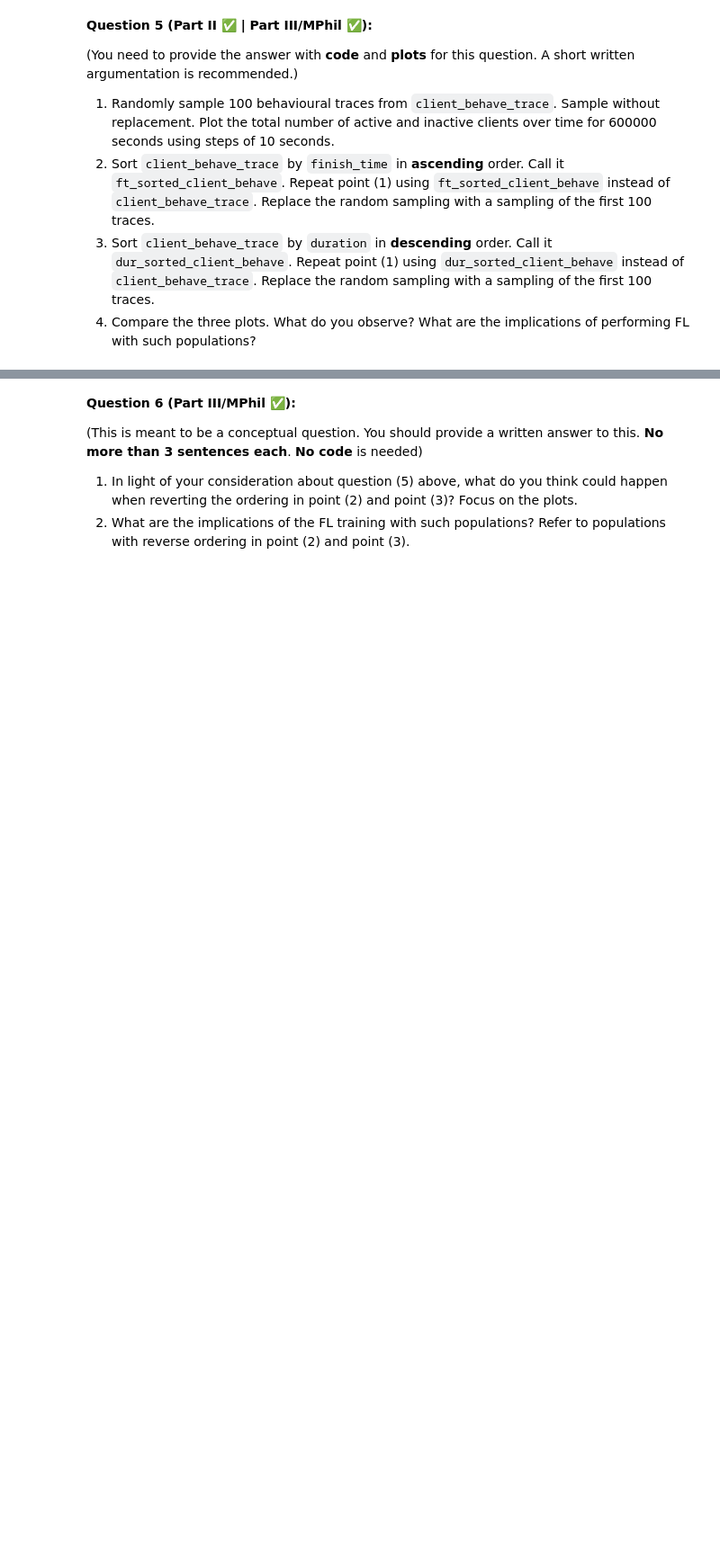
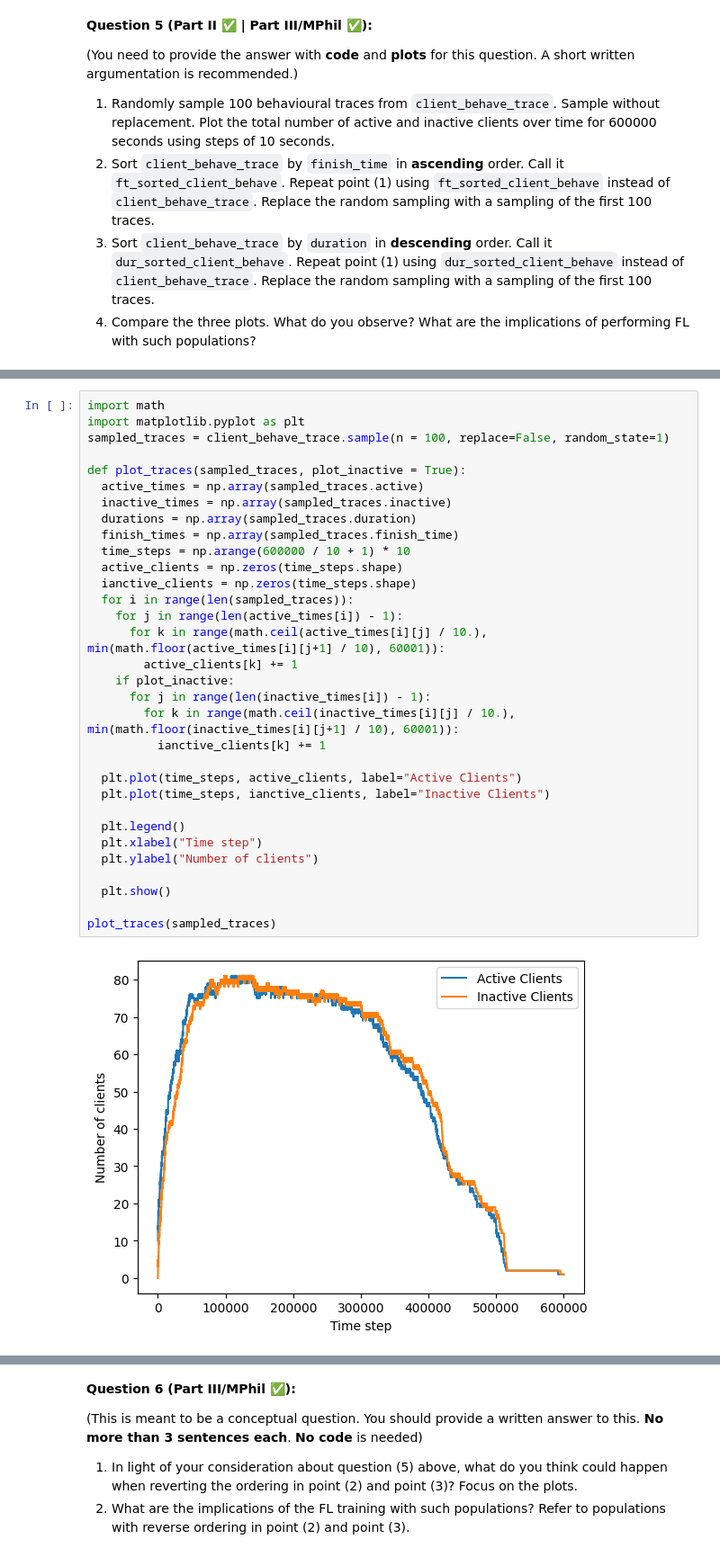
Before and after one commit to Tyv217/L361-Federated-Learning, a Jupyter notebook: labs/L361_Lab_3_Devices_Heterogeneity.ipynb, the cells around one changed output, grey strips where cells are left out. Shown: that part at 90% size. Drawn from its saved outputs; the diff is of its cells as text; blank space fills up the shorter version.

```diff
--- a/labs/L361_Lab_3_Devices_Heterogeneity.ipynb
+++ b/labs/L361_Lab_3_Devices_Heterogeneity.ipynb
@@ -510,0 +575,34 @@ plt.show()
+# %%
+import math
+import matplotlib.pyplot as plt
+sampled_traces = client_behave_trace.sample(n = 100, replace=False, random_state=1)
+
+def plot_traces(sampled_traces, plot_inactive = True):
+  active_times = np.array(sampled_traces.active)
+  inactive_times = np.array(sampled_traces.inactive)
+  durations = np.array(sampled_traces.duration)
+  finish_times = np.array(sampled_traces.finish_time)
+  time_steps = np.arange(600000 / 10 + 1) * 10
+  active_clients = np.zeros(time_steps.shape)
+  ianctive_clients = np.zeros(time_steps.shape)
+  for i in range(len(sampled_traces)):
+    for j in range(len(active_times[i]) - 1):
+      for k in range(math.ceil(active_times[i][j] / 10.), min(math.floor(active_times[i][j+1] / 10), 60001)):
+        active_clients[k] += 1
+    if plot_inactive:
+      for j in range(len(inactive_times[i]) - 1):
+        for k in range(math.ceil(inactive_times[i][j] / 10.), min(math.floor(inactive_times[i][j+1] / 10), 60001)):
+          ianctive_clients[k] += 1
+
+  plt.plot(time_steps, active_clients, label="Active Clients")
+  plt.plot(time_steps, ianctive_clients, label="Inactive Clients")
+
+  plt.legend()
+  plt.xlabel("Time step")
+  plt.ylabel("Number of clients")
+
+  plt.show()
+
+plot_traces(sampled_traces)
+# %% [output]
+[figure, added]
```
Also changed, not shown: parts of 15 cells of this notebook.
